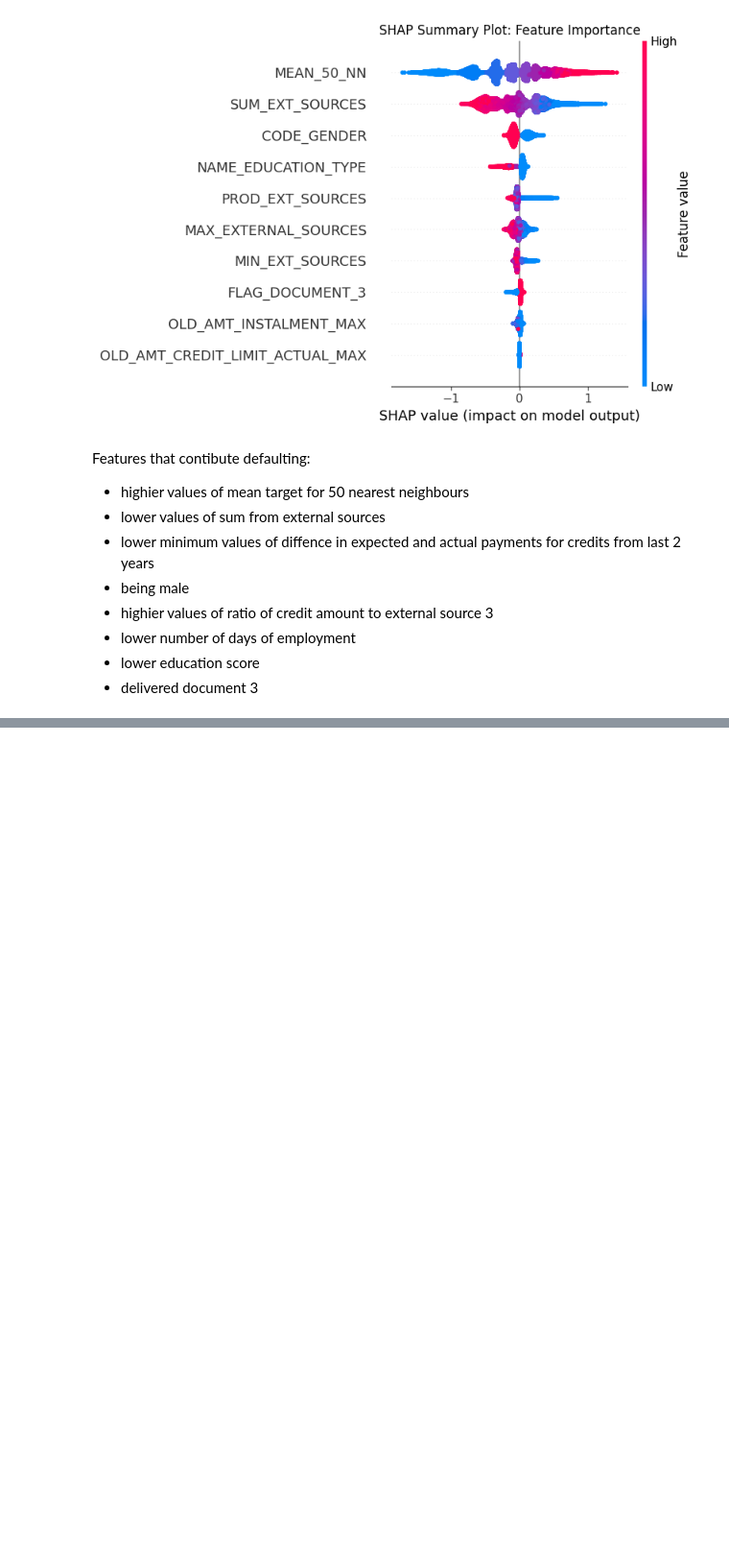
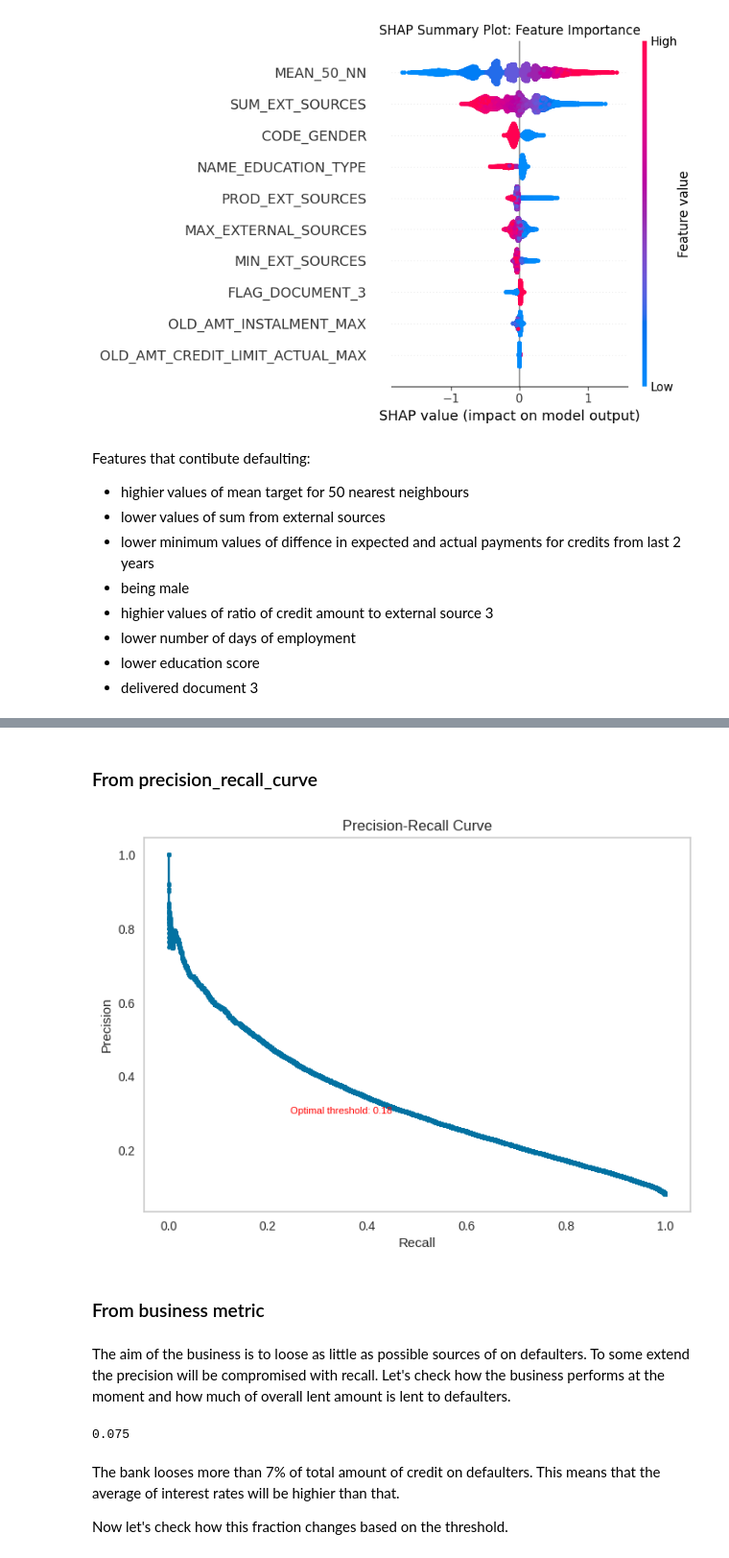
Before and after one commit to malgorzatakolka/HomeCreditDefaultRisk, a Jupyter notebook: Modeling.ipynb, the cells around one changed output, grey strips where cells are left out. Shown at 96% size. Drawn from its saved outputs; the diff is of its cells as text; code cells hidden in the pictures; blank space fills up the shorter version.

```diff
--- a/Modeling.ipynb
+++ b/Modeling.ipynb
@@ -595,0 +628,44 @@ visualizer.show()
+# %% [markdown]
+### From precision_recall_curve
+# %%
+# Evaluate the model
+precision, recall, thresholds = precision_recall_curve(y, y_pred)
+
+# Calculate the f-score
+fscore = (2 * precision * recall) / (precision + recall)
+
+# Find the optimal threshold
+index = np.argmax(fscore)
+optimal_threshold= round(thresholds[index], ndigits = 4)
+optimal_fscore = round(fscore[index], ndigits = 4)
+optimal_recall = round(recall[index], ndigits = 4)
+optimal_precision = round(precision[index], ndigits = 4)
+
+
+# Plot the outcome
+plt.plot(recall, precision, marker='.')
+plt.scatter(optimal_recall, optimal_precision, c='r', s=10)
+plt.xlabel('Recall')
+plt.ylabel('Precision')
+plt.title('Precision-Recall Curve')
+plt.text(optimal_recall, optimal_precision,
+         f'Optimal threshold: {optimal_threshold:.2f}', color='red', fontsize=8,
+         verticalalignment='top', horizontalalignment='right')
+plt.grid(False)
+plt.show()
+# %% [output]
+[figure, added]
+# %% [markdown]
+### From business metric
+# %% [markdown]
+The aim of the business is to loose as little as possible sources of on defaulters. To some extend the precision will be compromised with recall. Let's check how the business performs at the moment and how much of overall lent amount is lent to defaulters.
+# %%
+total_loss_curr = (application.loc[application['TARGET'] == 1]['AMT_CREDIT'].sum()
+                   / application['AMT_CREDIT'].sum())
+round(total_loss_curr, 3)
+# %% [output]
+0.075
+# %% [markdown]
+The bank looses more than 7% of total amount of credit on defaulters. This means that the average of interest rates will be highier than that.
+
+Now let's check how this fraction changes based on the threshold.
```
Also changed, not shown: parts of 13 cells of this notebook.
